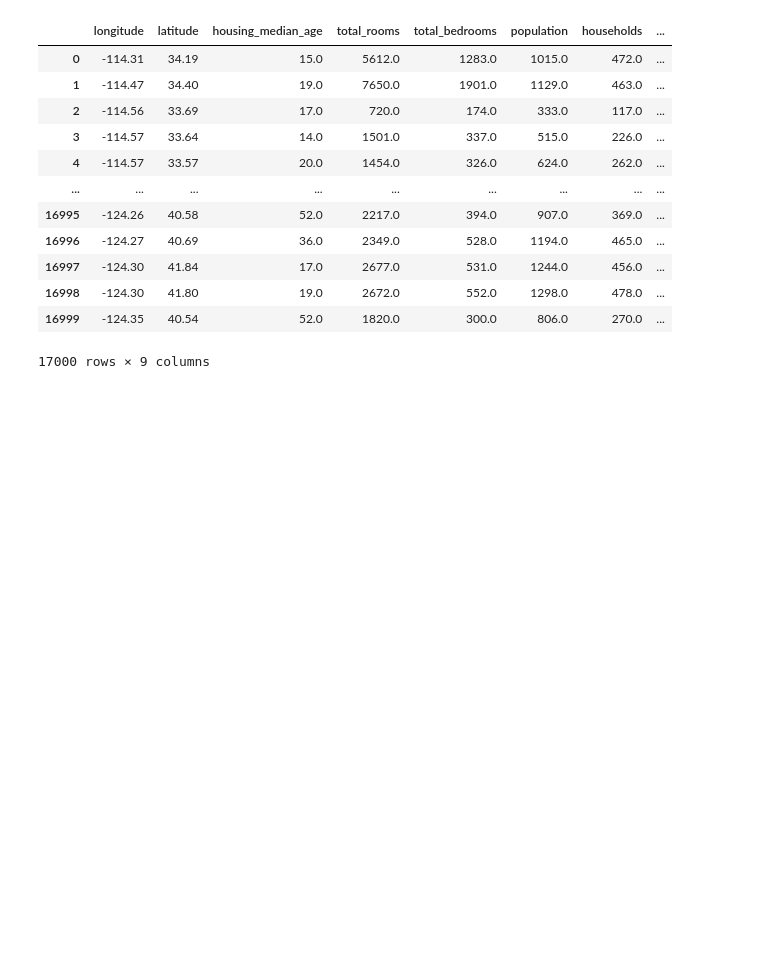
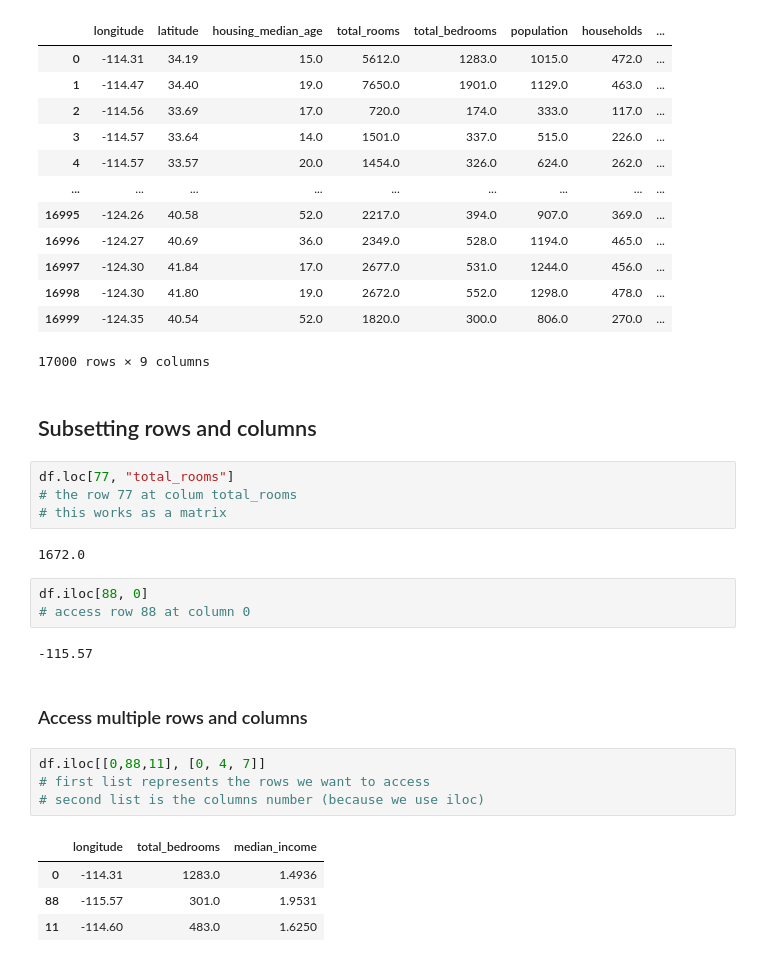
Before and after one commit to eduardagoulart/pandas_study, a Jupyter notebook: datas.ipynb, the cells around one changed output. Drawn from its saved outputs; the diff is of its cells as text; blank space fills up the shorter version.

Commit message:
multiple rows and columns

```diff
--- a/datas.ipynb
+++ b/datas.ipynb
@@ -537,3 +537,27 @@ df.iloc[:, ::]
 | 16998 | -124.30 | 41.80 | 19.0 | 2672.0 | 552.0 | 1298.0 | 478.0 | ... |
 | 16999 | -124.35 | 40.54 | 52.0 | 1820.0 | 300.0 | 806.0 | 270.0 | ... |
 17000 rows × 9 columns
+# %% [markdown]
+## Subsetting rows and columns
+# %%
+df.loc[77, "total_rooms"]
+# the row 77 at colum total_rooms
+# this works as a matrix
+# %% [output]
+1672.0
+# %%
+df.iloc[88, 0]
+# access row 88 at column 0
+# %% [output]
+-115.57
+# %% [markdown]
+### Access multiple rows and columns
+# %%
+df.iloc[[0,88,11], [0, 4, 7]]
+# first list represents the rows we want to access
+# second list is the columns number (because we use iloc)
+# %% [output]
+|  | longitude | total_bedrooms | median_income |
+| 0 | -114.31 | 1283.0 | 1.4936 |
+| 88 | -115.57 | 301.0 | 1.9531 |
+| 11 | -114.60 | 483.0 | 1.6250 |
```
Also changed, not shown: parts of 3 cells of this notebook.
